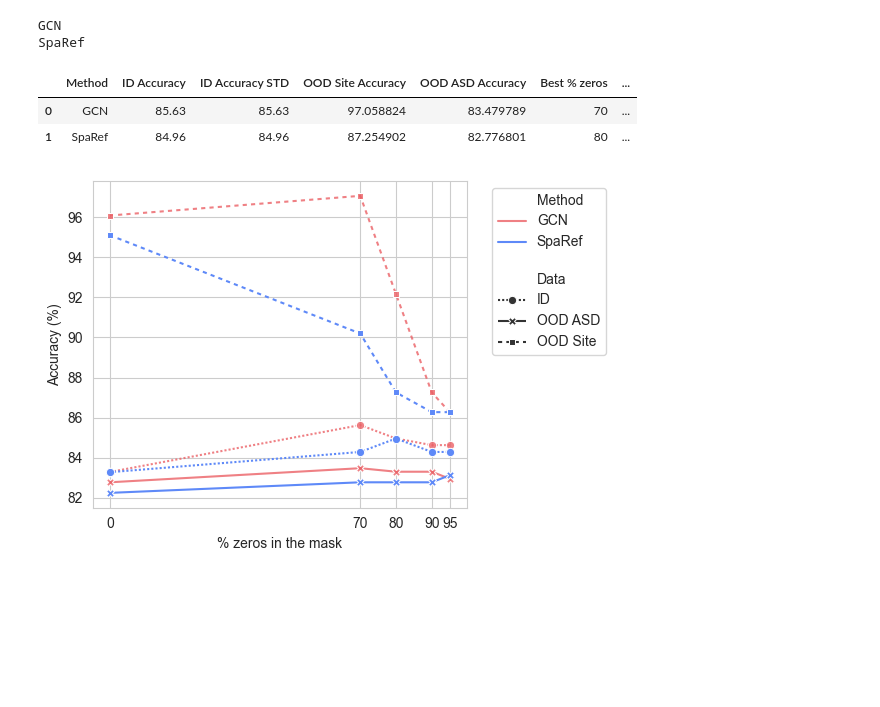
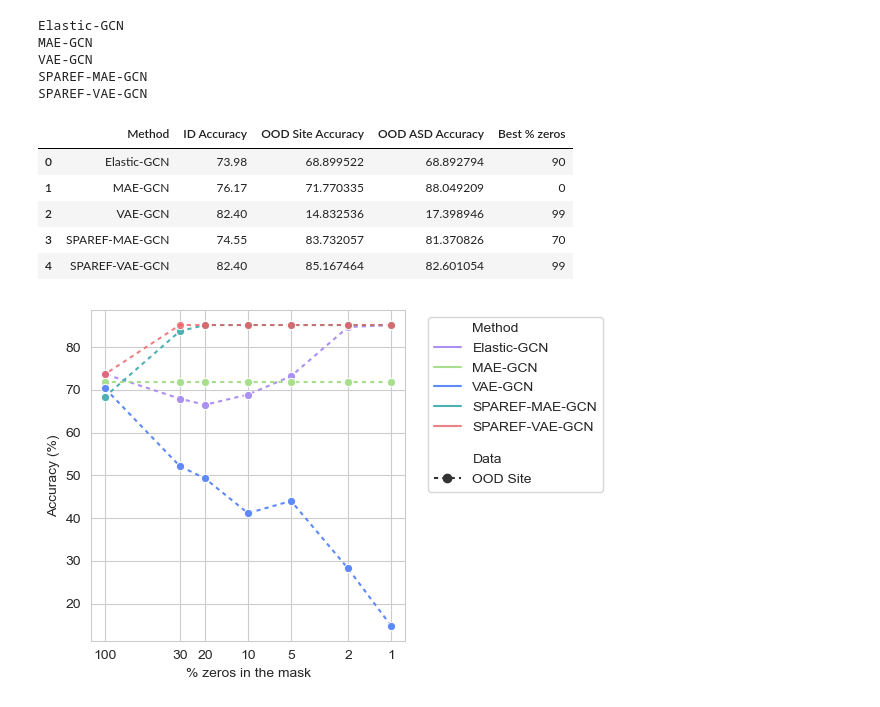
Before and after one commit to yanismiraoui/CNS-Research-YM, a Jupyter notebook: summarize_results.ipynb, the cells around one changed output. Cells and saved outputs as stored; diff of their text form; code cells hidden in the pictures; blank space fills up the shorter version.

Commit message:
Changes to thresholds plot

```diff
--- a/summarize_results.ipynb
+++ b/summarize_results.ipynb
@@ -60,28 +89,25 @@ def format_data(results):
     return df
 # %%
-# Melt and simplify the data frame
+# Load dataframes
 k = "SpaRef"
 dfs = []
-percentages = ['Perc0', 'Perc07', 'Perc08', 'Perc09', 'Perc095']
+percentages = ['Perc0', 'Perc07', 'Perc08', 'Perc09', 'Perc095', 'Perc098', 'Perc099']
 for key, full_path in full_paths.items():
     with open(full_path, 'rb') as f:
         results = pkl.load(f)
         df = format_data(results)
         df['Method'] = key
-        sim_masks_columns = [col for col in df.columns if 'Sim_Masks' in col]
-        df['SimMasks_Mean'] = df[sim_masks_columns].mean(axis=1)
-        df['SimMasks_Std'] = df[sim_masks_columns].std(axis=1)
         dfs.append(df)
 df = pd.concat(dfs)
 
 # Keep only the accuracy columns AvgAcc, TreatmentAcc and ScannerAcc columns, besides Method and Sim_Masks
-df = df.filter(regex='AvgAcc|StdAcc|TreatmentAcc|ScannerAcc|Method|SimMasks_Mean|SimMasks_Std')
+df = df.filter(regex='AvgAcc|StdAcc|TreatmentAcc|ScannerAcc|Method')
 old_columns = [p + '_AvgAcc' for p in percentages] + [p + '_StdAcc' for p in percentages] + [p + '_TreatmentAcc' for p in percentages] + [p + '_ScannerAcc' for p in percentages]
-df = df.melt(id_vars=['Method', 'SimMasks_Mean', 'SimMasks_Std'], value_vars=old_columns, var_name='Percentage-Dataset', value_name='Accuracy')
+df = df.melt(id_vars=['Method'], value_vars=old_columns, var_name='Percentage-Dataset', value_name='Accuracy')
 df['Zeros'] = df['Percentage-Dataset'].str.split('_').str[0]
 df['Data'] = df['Percentage-Dataset'].str.split('_').str[1]
 df = df.drop('Percentage-Dataset', axis=1)
-df['Zeros'] = df['Zeros'].replace({'Perc0': 0, 'Perc07': 70, 'Perc08': 80, 'Perc09': 90, 'Perc095': 95})
+df['Zeros'] = df['Zeros'].replace({'Perc0': 0, 'Perc07': 70, 'Perc08': 80, 'Perc09': 90, 'Perc095': 95, 'Perc098': 98, 'Perc099': 99})
 df['Data'] = df['Data'].replace({'AvgAcc': 'ID', 'ScannerAcc': 'OOD Site', 'TreatmentAcc': 'OOD ASD'})
 
 # Turn the accuracy into a percentage, it already is for AvgAcc
@@ -117,22 +139,25 @@ for method in df['Method'].unique():
     best_threshold = df_method_id.sort_values('Accuracy', ascending=False).head(1)['Zeros'].values[0]
     df_method = df_method[df_method['Zeros'] == best_threshold]
     id_accuracy = df_method[df_method['Data'] == 'ID']['Accuracy'].values[0]
-    id_accuracy_std = df_method[df_method['Data'] == 'StdAcc']['Accuracy'].values[0]
     ood_scanner_accuracy = df_method[df_method['Data'] == 'OOD Site']['Accuracy'].values[0]
     ood_asd_accuray = df_method[df_method['Data'] == 'OOD ASD']['Accuracy'].values[0]
-    mask_sim = df_method['SimMasks_Mean'].values[0]
-    mask_sim_std = df_method['SimMasks_Std'].values[0]
     id_accuracy_std = df_method[df_method['Data'] == 'ID']['Accuracy'].values[0]
-    rows.append([method, id_accuracy, id_accuracy_std, ood_scanner_accuracy, ood_asd_accuray, best_threshold, mask_sim, mask_sim_std])
+    rows.append([method, id_accuracy, ood_scanner_accuracy, ood_asd_accuray, best_threshold])
 
-best_hyperparameters = pd.DataFrame(rows, columns=['Method', 'ID Accuracy', 'ID Accuracy STD', 'OOD Site Accuracy', 'OOD ASD Accuracy', 'Best % zeros', 'Mask Similarity', 'Mask Sim Std'])
+best_hyperparameters = pd.DataFrame(rows, columns=['Method', 'ID Accuracy', 'OOD Site Accuracy', 'OOD ASD Accuracy', 'Best % zeros'])
 best_hyperparameters
 # %% [output]
-GCN
-SpaRef
+Elastic-GCN
+MAE-GCN
+VAE-GCN
+SPAREF-MAE-GCN
+SPAREF-VAE-GCN
-|  | Method | ID Accuracy | ID Accuracy STD | OOD Site Accuracy | OOD ASD Accuracy | Best % zeros | ... |
-| 0 | GCN | 85.63 | 85.63 | 97.058824 | 83.479789 | 70 | ... |
-| 1 | SpaRef | 84.96 | 84.96 | 87.254902 | 82.776801 | 80 | ... |
+|  | Method | ID Accuracy | OOD Site Accuracy | OOD ASD Accuracy | Best % zeros |
+| 0 | Elastic-GCN | 73.98 | 68.899522 | 68.892794 | 90 |
+| 1 | MAE-GCN | 76.17 | 71.770335 | 88.049209 | 0 |
+| 2 | VAE-GCN | 82.40 | 14.832536 | 17.398946 | 99 |
+| 3 | SPAREF-MAE-GCN | 74.55 | 83.732057 | 81.370826 | 70 |
+| 4 | SPAREF-VAE-GCN | 82.40 | 85.167464 | 82.601054 | 99 |
 # %%
 import pandas as pd
 import numpy as np
@@ -144,46 +169,60 @@ metric = 'Accuracy'  # The metric to plot
 # Set the aesthetic style of the plots
 sns.set_style("whitegrid")
 
+# To be able to use a logarithmic scale
+df['Correlations used (%)'] = df['Zeros'].replace({0: 100, 70: 30, 80: 20, 90: 10, 95: 5, 98: 2, 99: 1})
+
 # Remove the StdAcc rows
-df_plot = df[df['Data'] != 'StdAcc']
+df_plot = df[df['Data'] != 'OOD ASD']
+df_plot = df_plot[df_plot['Data'] != 'StdAcc']
+#df_plot = df_plot[df_plot['Data'] != 'OOD Site']
+df_plot = df_plot[df_plot['Data'] != 'ID']
 
 cp = {'red': (0.922, 0.376, 0.396, 0.8),
-                 'lilac': (0.671, 0.565, 0.957, 1),
-                    'blue': (0.369, 0.537, 0.973, 1),
-                    'mint' : (0.298, 0.694, 0.69, 1),
-                    'green': (0.655, 0.875, 0.553, 1),
-                    'orange': (0.996, 0.533, 0.333, 1),
-                 }
+      'lilac': (0.671, 0.565, 0.957, 1),
+      'blue': (0.369, 0.537, 0.973, 1),
+      'mint' : (0.298, 0.694, 0.69, 1),
+      'green': (0.655, 0.875, 0.553, 1),
+      'orange': (0.996, 0.533, 0.333, 1),
+      }
 
-colors = {'GCN': cp['red'], 'SpaRef': cp['blue']}
+colors = {'Elastic-GCN': cp['lilac'], 'MAE-GCN': cp['green'], 'SPAREF-VAE-GCN': cp['red'], 'SPAREF-MAE-GCN': cp['mint'], 'VAE-GCN': cp['blue']}
 #colors = {'Mask-GNN': cp['red'], 'LASSO': cp['blue'], 'ElasticNet': cp['green'], 'xGW-GAT': cp['orange'], 'SpaRef': cp['lilac']}
-line_styles = {'ID': (1, 1), 'OOD Site': (2, 2), 'OOD ASD': (1, 0)}
+line_styles = {'ID': "--", 'OOD Site': (2, 2)}
 #sns_plot = sns.lineplot(data=plotting_df, x='Epoch', y=metric, hue='Method', style='Dataset', dashes=line_styles)
 
-sns.lineplot(data=df_plot, x='Zeros', y=metric, hue='Method', style='Data', dashes=line_styles, palette=colors, errorbar='sd', markers=True)
+sns.lineplot(data=df_plot, x='Correlations used (%)', y=metric, hue='Method', style='Data', dashes=line_styles, palette=colors, markers=True)
 #sns.scatterplot(data=df, x='Threshold', y=metric, hue='Method', palette=colors, markers=True)
 
 #sns.lineplot(data=df, x='Threshold', y='B.Acc', hue='Method', style='Dataset')
 ax = plt.gca()
 
 plt.xlabel('% zeros in the mask')
 plt.ylabel(metric + ' (%)')
 
 # Place the legend outside the top right corner of the plot
 handles, labels = ax.get_legend_handles_labels()  # Get handles and labels from one of the subplots
 labels = ['\n' + label if label in ['Data'] else label for label in labels]
 ax.legend(handles, labels, loc='upper left', bbox_to_anchor=(1.05, 1))
 
+
+
+#plt.xscale('log')
+ax.set_xscale('log')
+
 # Define static tick marks
-ax.set_xticks([0, 70, 80, 90, 95])
+ax.set_xticks([100, 30, 20, 10, 5, 2, 1])
+ax.invert_xaxis()
+
+ax.get_xaxis().set_major_formatter(plt.ScalarFormatter())
 
 # Adjust figure size and layout
 plt.gcf().set_size_inches(8, 4)  # Set the figure size (width, height in inches)
 plt.tight_layout(rect=[0, 0, 0.75, 1])  # Adjust the padding of the figure. rect=[left, bottom, right, top] in normalized figure coordinates.
 
-plt.show()
+#plt.show()
 
-#output_file = os.path.join(exps_path, f"multiple_thresholds_{metric}.svg")
+#output_file = os.path.join(results_path, f"multiple_thresholds_{metric}.svg")
 #plt.savefig(output_file, bbox_inches='tight')
 # %% [output]
-[figure, old version]
+[figure, new version]
```
Also changed, not shown: parts of 3 cells of this notebook.
